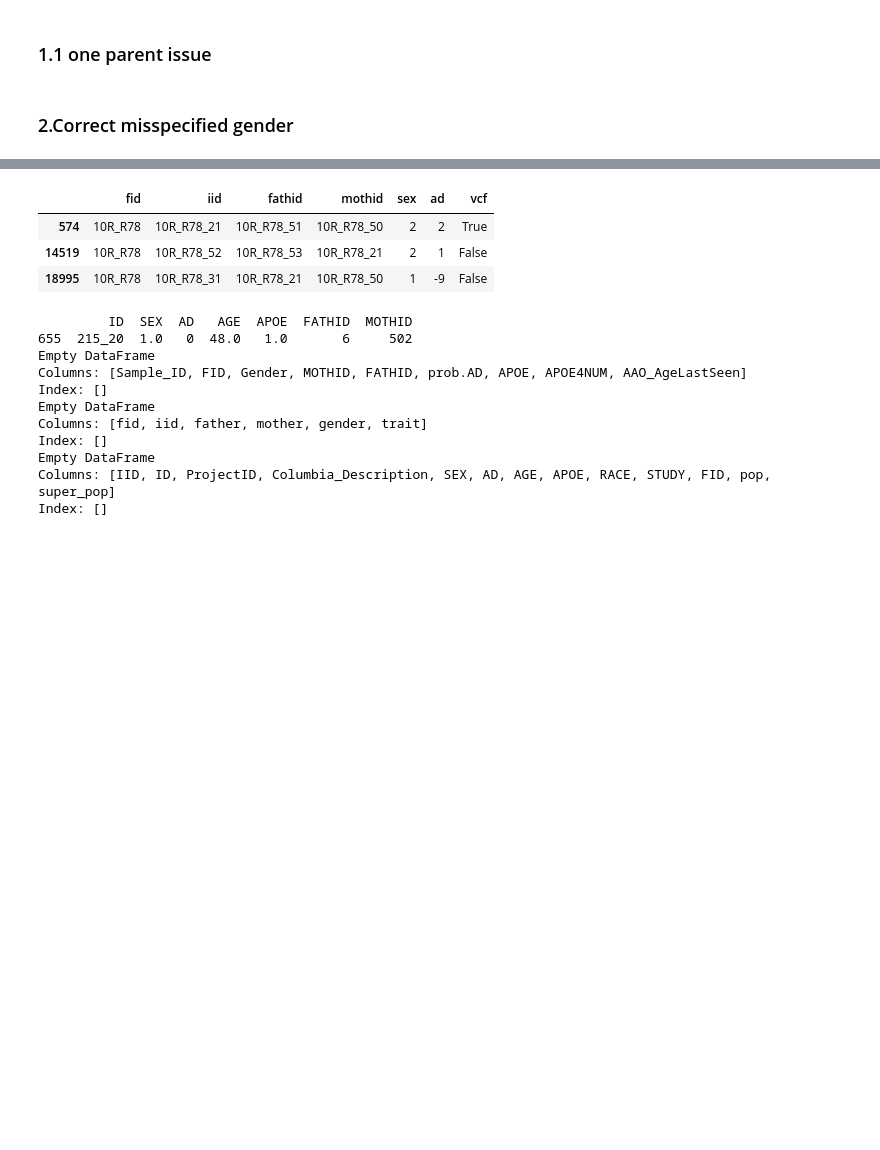
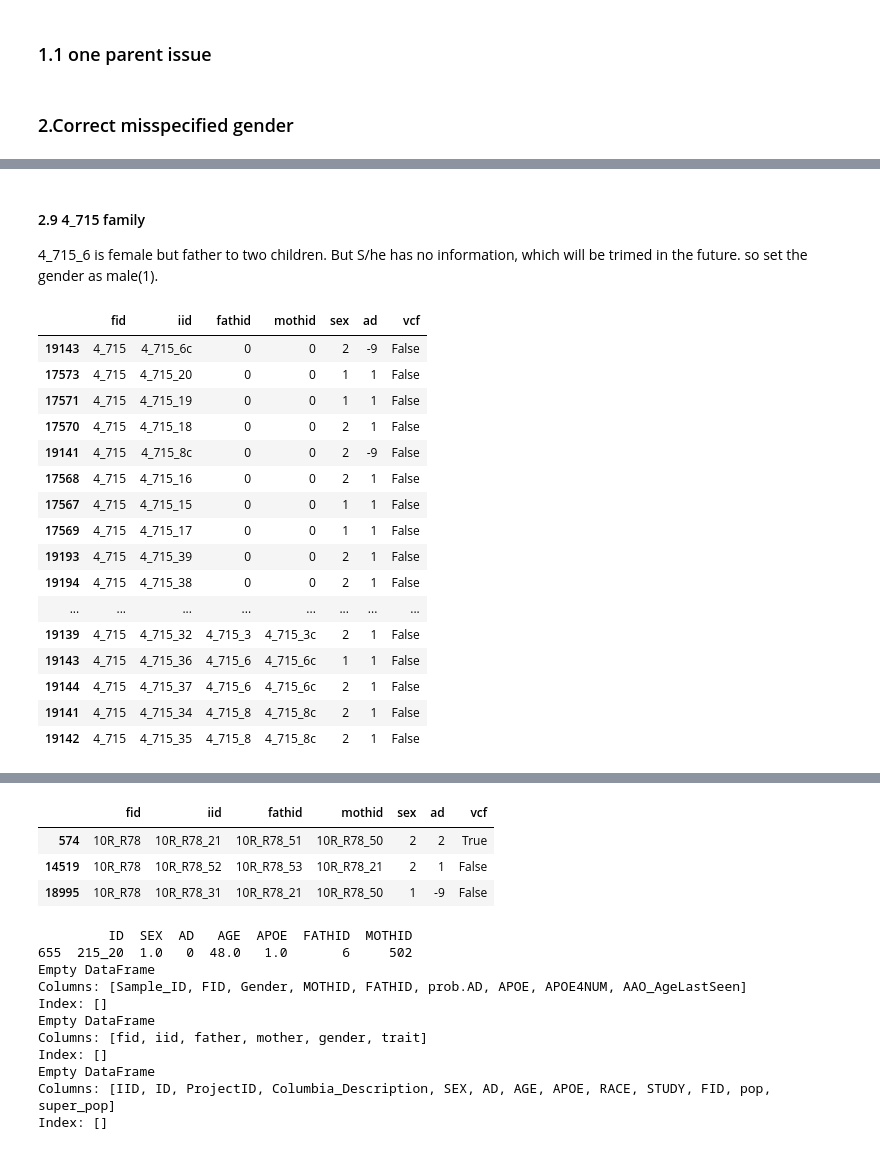
Before and after one commit to gaow/SEQLinkage, a Jupyter notebook: nbs/05_ADFam-Copy1.ipynb, the cells around one changed output, grey strips where cells are left out. Saved outputs shown, nothing was run; the diff lists cells and outputs as text; code cells hidden in the pictures; blank space fills up the shorter version.

```diff
--- a/05_ADFam.ipynb
+++ b/nbs/05_ADFam-Copy1.ipynb
@@ -1045,0 +1153,2 @@ nodp_fam.to_csv('data/nodp_fam.csv',header=False,index=False)
+# %%
+nodp_fam.fathid[nodp_fam.iid=='10R_R78_31'] = '10R_R78_51'
@@ -1045,0 +1185,3 @@ nodp_fam.to_csv('data/nodp_fam.csv',header=False,index=False)
+# %%
+nodp_fam.fathid[nodp_fam.iid=='27_152_85910'] = '27_152_85911'
+nodp_fam.mothid[nodp_fam.iid=='27_152_85910'] = '27_152_85912'
@@ -1045,0 +1216,3 @@ nodp_fam.to_csv('data/nodp_fam.csv',header=False,index=False)
+# %%
+nodp_fam.fathid[nodp_fam.iid=='26_TCC_TCC65609'] = '26_TCC_TCC65610'
+nodp_fam.mothid[nodp_fam.iid=='26_TCC_TCC65609'] = '26_TCC_TCC65606'
@@ -1045,0 +1274,23 @@ nodp_fam.to_csv('data/nodp_fam.csv',header=False,index=False)
+# %% [markdown]
+#### 2.9 4_715 family
+4_715_6 is female but father to two children. But S/he has no information, which will be trimed in the future. so set the gender as male(1).
+# %%
+nodp_fam[nodp_fam.fid == '4_715'].sort_values('fathid')
+# %% [output]
+|  | fid | iid | fathid | mothid | sex | ad | vcf |
+| 19143 | 4_715 | 4_715_6c | 0 | 0 | 2 | -9 | False |
+| 17573 | 4_715 | 4_715_20 | 0 | 0 | 1 | 1 | False |
+| 17571 | 4_715 | 4_715_19 | 0 | 0 | 1 | 1 | False |
+| 17570 | 4_715 | 4_715_18 | 0 | 0 | 2 | 1 | False |
+| 19141 | 4_715 | 4_715_8c | 0 | 0 | 2 | -9 | False |
+| 17568 | 4_715 | 4_715_16 | 0 | 0 | 2 | 1 | False |
+| 17567 | 4_715 | 4_715_15 | 0 | 0 | 1 | 1 | False |
+| 17569 | 4_715 | 4_715_17 | 0 | 0 | 1 | 1 | False |
+| 19193 | 4_715 | 4_715_39 | 0 | 0 | 2 | 1 | False |
+| 19194 | 4_715 | 4_715_38 | 0 | 0 | 2 | 1 | False |
+| ... | ... | ... | ... | ... | ... | ... | ... |
+| 19139 | 4_715 | 4_715_32 | 4_715_3 | 4_715_3c | 2 | 1 | False |
+| 19143 | 4_715 | 4_715_36 | 4_715_6 | 4_715_6c | 1 | 1 | False |
+| 19144 | 4_715 | 4_715_37 | 4_715_6 | 4_715_6c | 2 | 1 | False |
+| 19141 | 4_715 | 4_715_34 | 4_715_8 | 4_715_8c | 2 | 1 | False |
+| 19142 | 4_715 | 4_715_35 | 4_715_8 | 4_715_8c | 2 | 1 | False |
```
Also changed, not shown: parts of 26 cells of this notebook, 21 other files.
